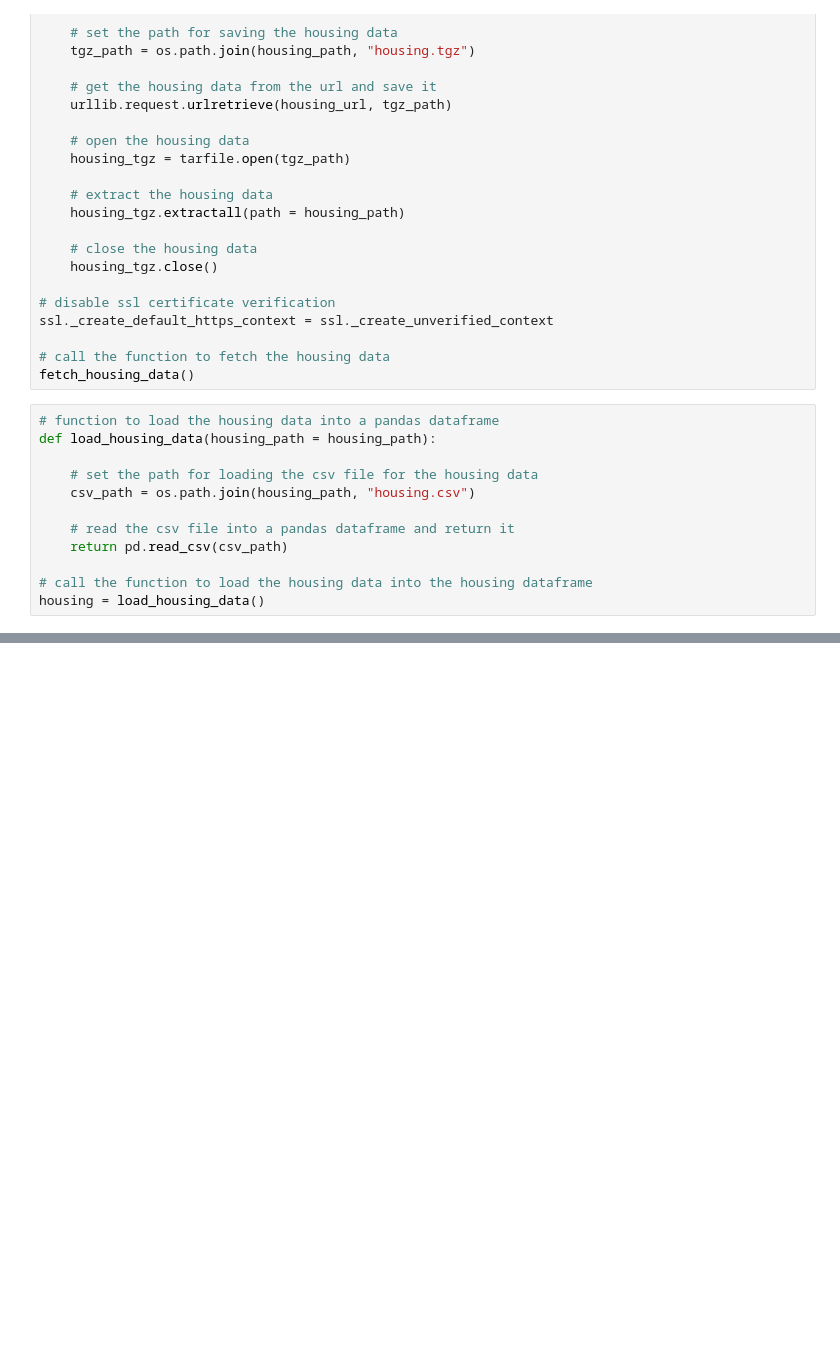
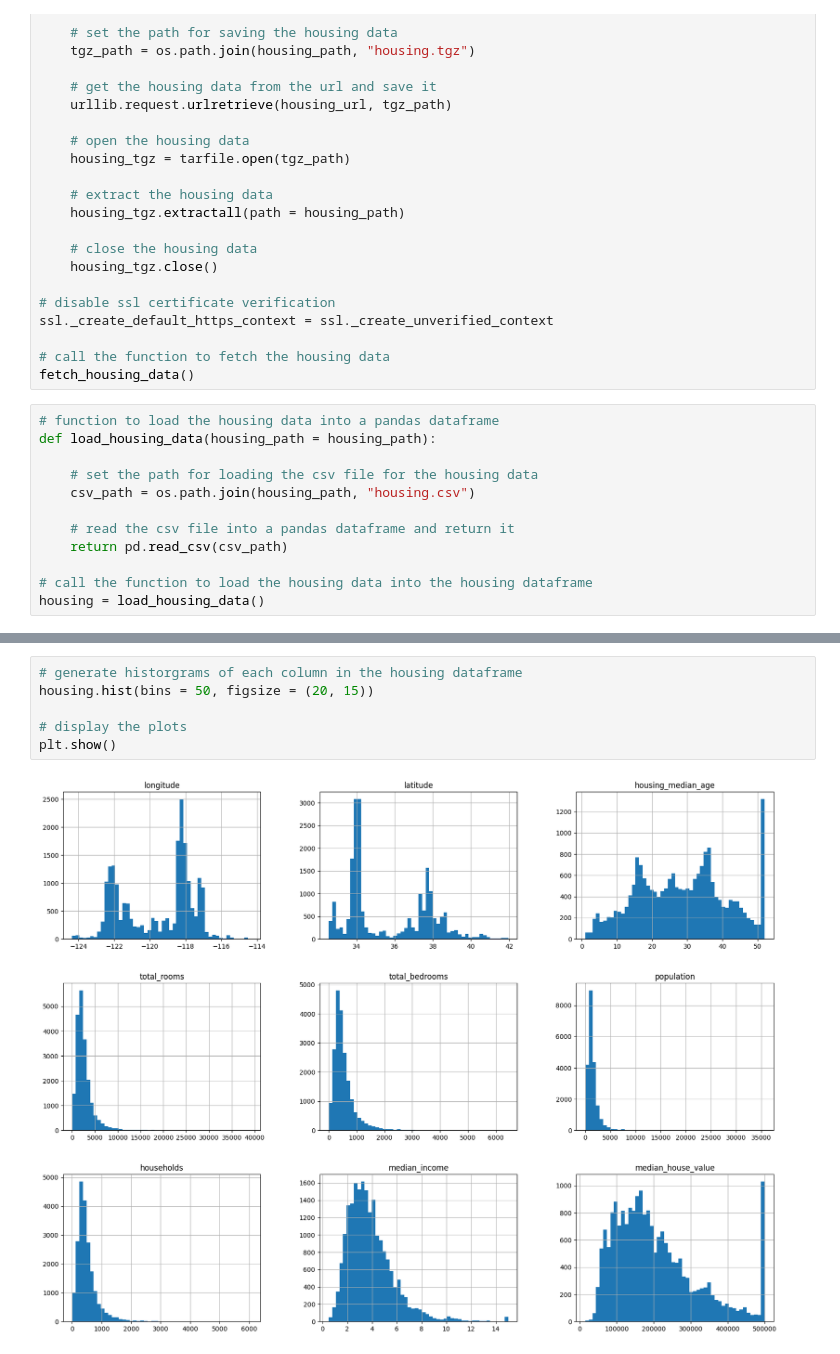
Before and after one commit to ravinderdeol/handson_machine_learning, a Jupyter notebook: 02_end_to_end_ml_project/housing.ipynb, the cells around one changed output, grey strips where cells are left out. Saved outputs shown, nothing was run; the diff lists cells and outputs as text; blank space fills up the shorter version.

Commit message:
plot created

```diff
--- a/02_end_to_end_ml_project/housing.ipynb
+++ b/02_end_to_end_ml_project/housing.ipynb
@@ -58,0 +111,8 @@ housing.head()
+# %%
+# generate historgrams of each column in the housing dataframe
+housing.hist(bins = 50, figsize = (20, 15))
+
+# display the plots
+plt.show()
+# %% [output]
+[figure, added]
```
Also changed, not shown: parts of 5 cells of this notebook.
